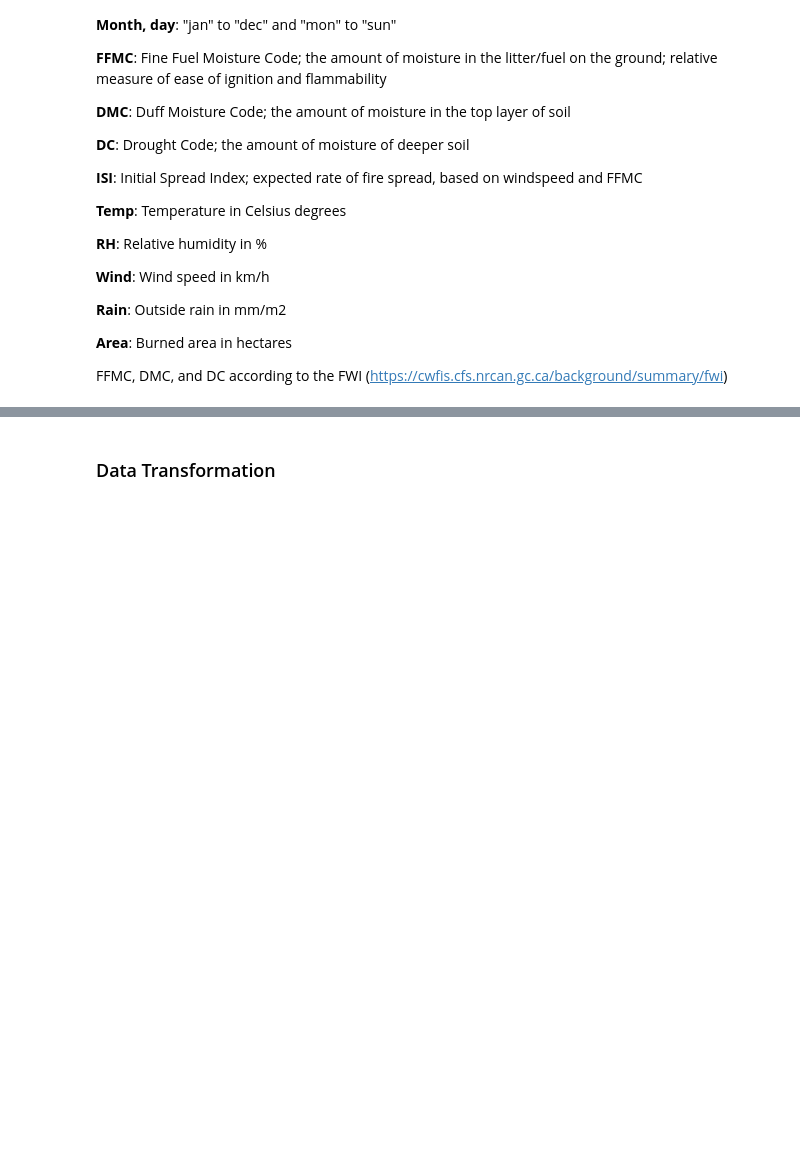
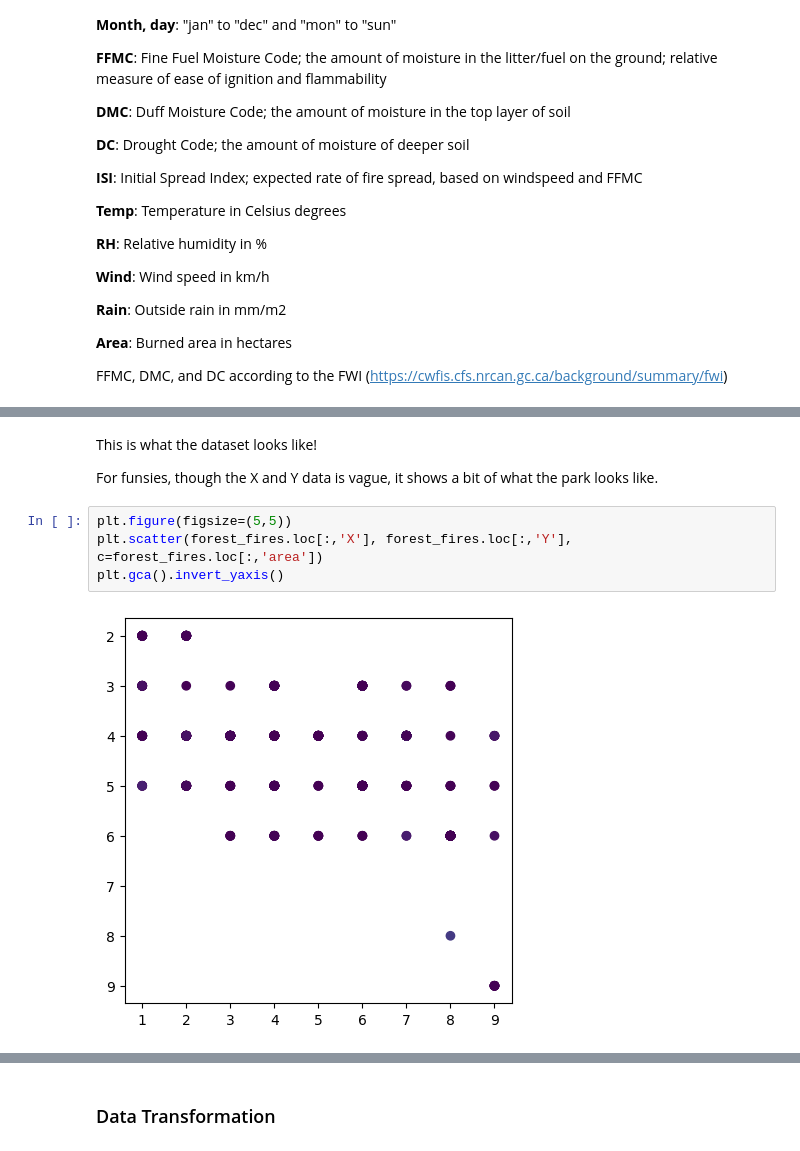
Before and after one commit to samuelmcilrath/forest-fires, a Jupyter notebook: forestfires.ipynb, the cells around one changed output, grey strips where cells are left out. Saved outputs shown, nothing was run; the diff lists cells and outputs as text; blank space fills up the shorter version.

```diff
--- a/forestfires.ipynb
+++ b/forestfires.ipynb
@@ -71,3 +72,13 @@ First 5 records:
 2  7  4   oct  sat  90.6  43.7  686.9  6.7  14.6  33   1.3   0.0   0.0
 3  8  6   mar  fri  91.7  33.3   77.5  9.0   8.3  97   4.0   0.2   0.0
 4  8  6   mar  sun  89.3  51.3  102.2  9.6  11.4  99   1.8   0.0   0.0
+# %% [markdown]
+This is what the dataset looks like!
+
+For funsies, though the  X and Y data is vague, it shows a bit of what the park looks like.
+# %%
+plt.figure(figsize=(5,5))
+plt.scatter(forest_fires.loc[:,'X'], forest_fires.loc[:,'Y'], c=forest_fires.loc[:,'area'])
+plt.gca().invert_yaxis()
+# %% [output]
+[figure, added]
```
Also changed, not shown: parts of 20 cells of this notebook.
